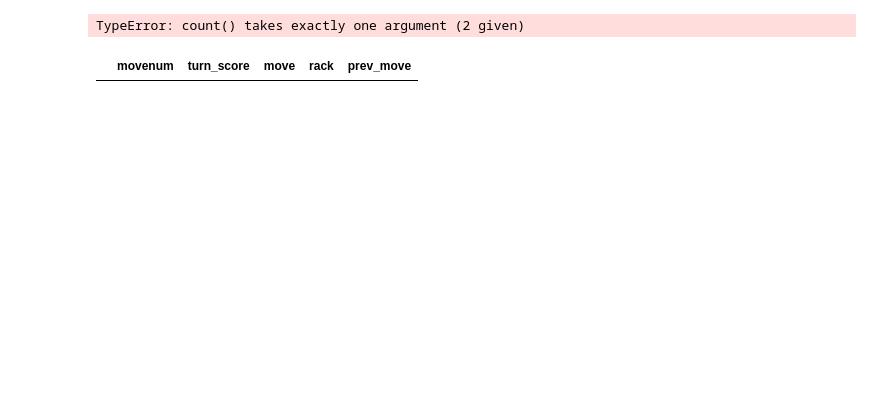
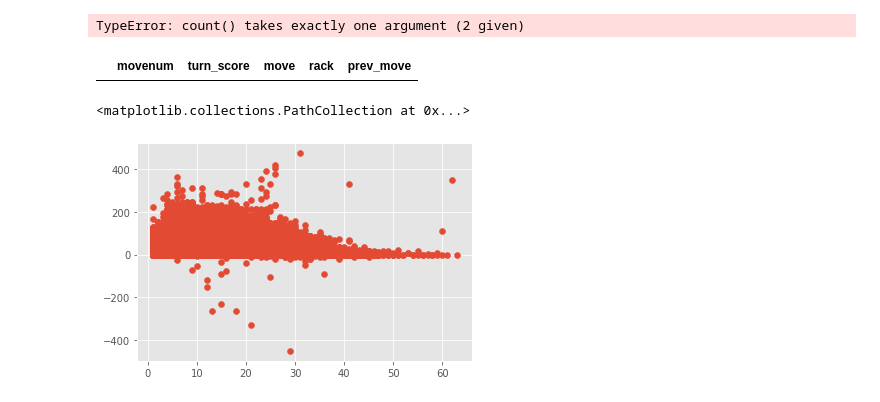
Before and after one commit to pkgalea/ScrabbleTileAnalyzer, a Jupyter notebook: DataExploration.ipynb, the cells around one changed output. Saved outputs shown, nothing was run; the diff lists cells and outputs as text; code cells hidden in the pictures; blank space fills up the shorter version.

```diff
--- a/DataExploration.ipynb
+++ b/DataExploration.ipynb
@@ -260,3 +267,14 @@ TypeError: count() takes exactly one argument (2 given)
 df_good_p2[df_good_p2.rack.apply(lambda x: x.count('E')==7)]
 # %% [output]
 |  | movenum | turn_score | move | rack | prev_move |
+# %%
+sql = """SELECT movenum, turn_score from turn where gamenum not in (SELECT * from bad_games) and NOT is_challenge"""
+
+
+df_turn_compare = pd.read_sql(sql ,con=conn)
+# %%
+fig, ax = plt.subplots()
+ax.scatter(df_turn_compare.movenum, df_turn_compare.turn_score)
+# %% [output]
+<matplotlib.collections.PathCollection at 0x...>
+[figure, added]
```
Also changed, not shown: parts of 2 cells of this notebook, 3 other files.
